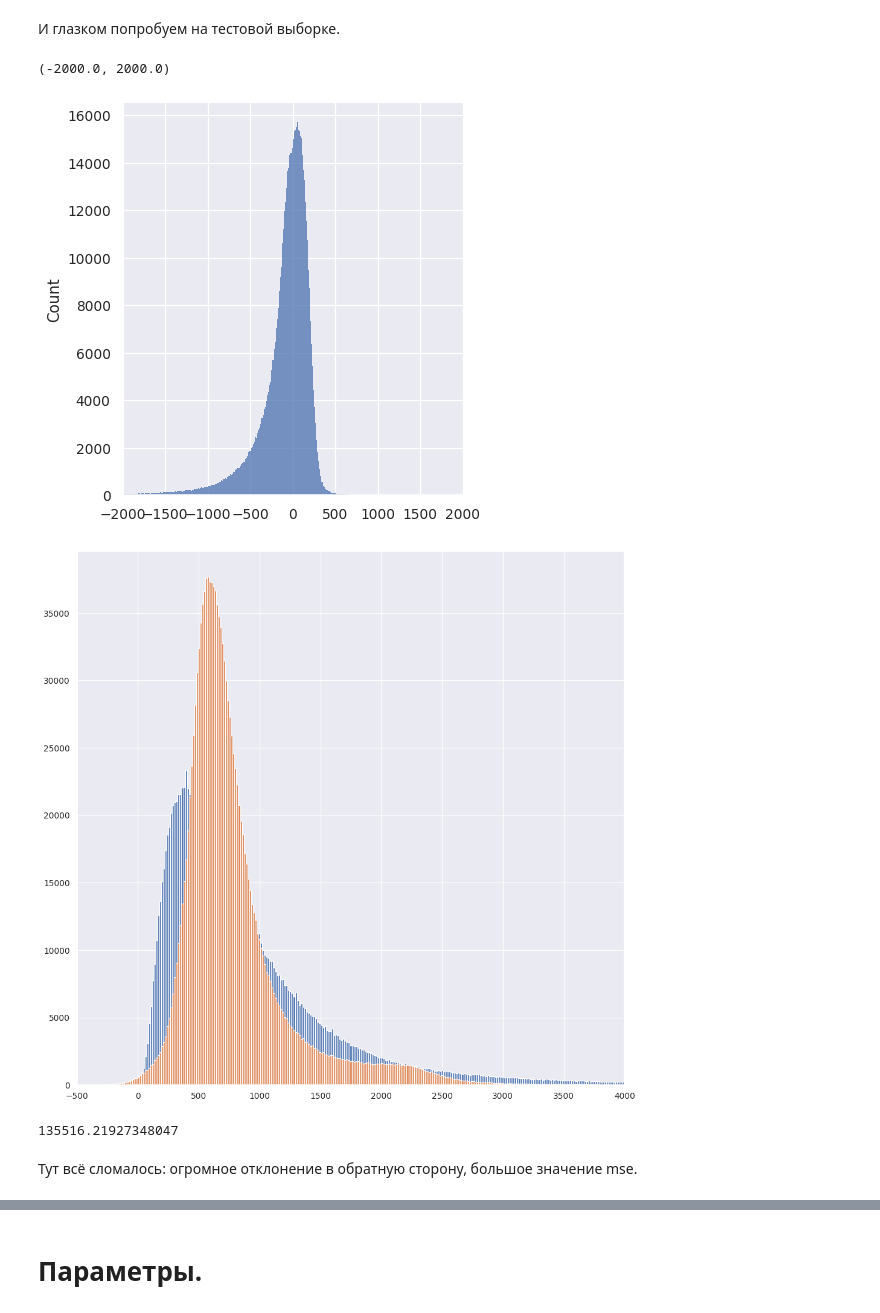
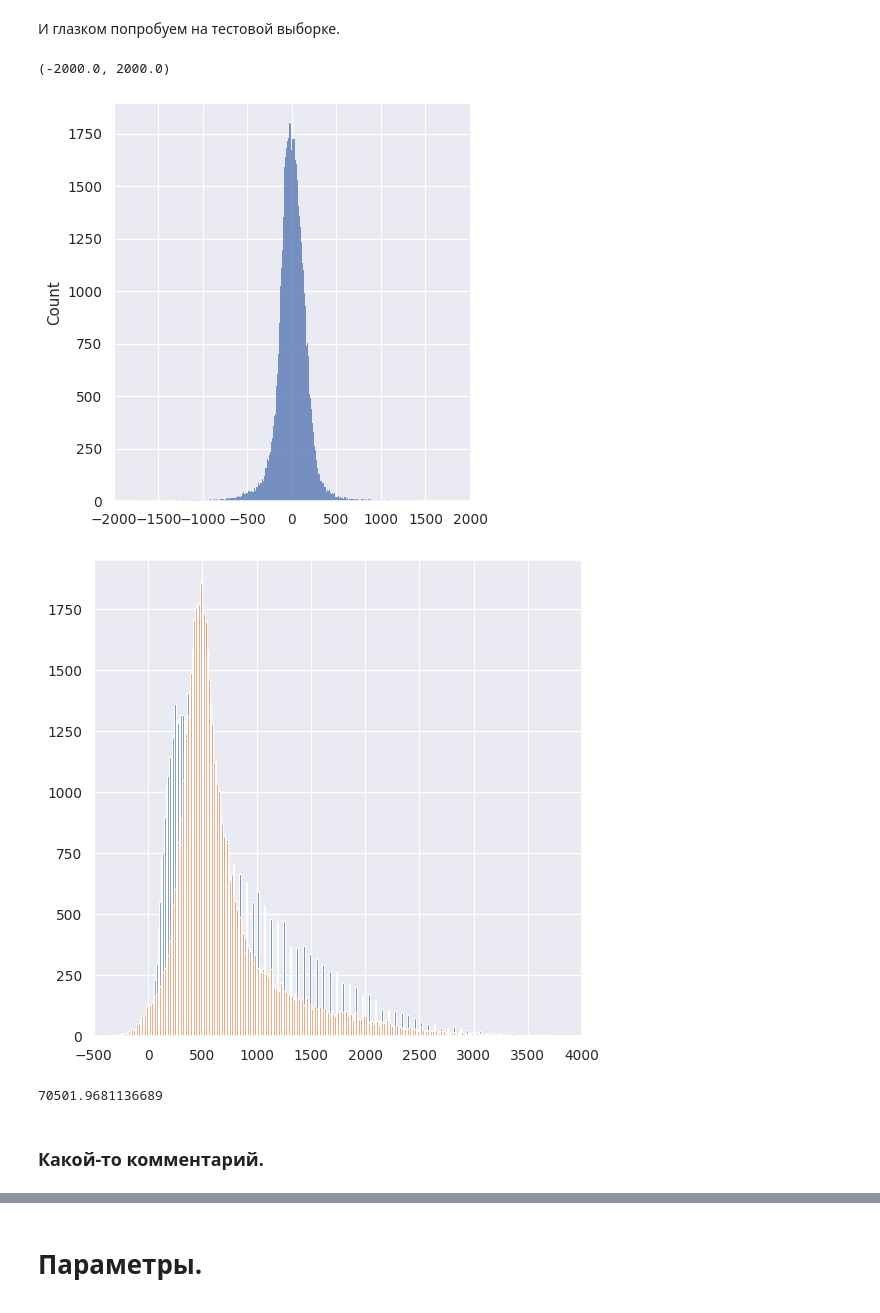
Before and after one commit to dasfex/taxi-trips, a Jupyter notebook: trips.ipynb, the cells around one changed output, grey strips where cells are left out. Saved outputs shown, nothing was run; the diff lists cells and outputs as text; code cells hidden in the pictures.

```diff
--- a/trips.ipynb
+++ b/trips.ipynb
@@ -371,7 +406,7 @@ train, test, tr_ans, ts_ans = get_tr_ts(trips19)
 # %% [markdown]
 Для начала попробуем обучить линейную регрессию без параметров.
 # %%
-reg = LinearRegression().fit(train, tr_ans)
+reg = LinearRegression().fit(Xtr19, Ytr19)
 # %% [markdown]
 Посмотрим, как регрессия умеет предсказывать данные для train-выборки.
 # %%
@@ -464,4 +485,7 @@ train, test, tr_ans, ts_ans = get_tr_ts(trips20)
+# %%
+Xtr20, Xts20, Ytr20, Yts20 = get_tr_ts(trips20)
+trips20 = []
 # %%
-reg.fit(train, tr_ans)
+reg.fit(Xtr20, Ytr20)
 pass
 # %%
@@ -493,25 +513,25 @@ mean_squared_error(tr_ans, predicted)
 # %% [markdown]
 И глазком попробуем на тестовой выборке.
 # %%
-predicted = reg.predict(test)
+predicted = reg.predict(Xts20)
 # %%
-sns.displot(predicted - ts_ans)
-plt.xlim(-2000, 2000)
+sns.displot(predicted - Yts20)
+plt.xlim(-1000, 1000)
 # %% [output]
 (-2000.0, 2000.0)
-[figure, old version]
+[figure, new version]
 # %%
-plt.figure(figsize=(13, 13))
-plt.hist(ts_ans, bins=np.linspace(-500, 4000, 300))
+plt.figure(figsize=(7, 7))
+plt.hist(Yts20, bins=np.linspace(-500, 4000, 300))
 plt.hist(predicted, bins=np.linspace(-500, 4000, 300))
 plt.xlim(-500, 4000)
 pass
 # %% [output]
-[figure, old version]
+[figure, new version]
-# %%
-mean_squared_error(ts_ans, predicted)
-# %% [output]
-135516.21927348047
-# %% [markdown]
-Тут всё сломалось: огромное отклонение в обратную сторону, большое значение mse.
+# %%
+error(Yts20, predicted)
+# %% [output]
+70501.9681136689
+# %% [markdown]
+### Какой-то комментарий.
 # %% [markdown]
```
Also changed, not shown: parts of 52 cells of this notebook.
